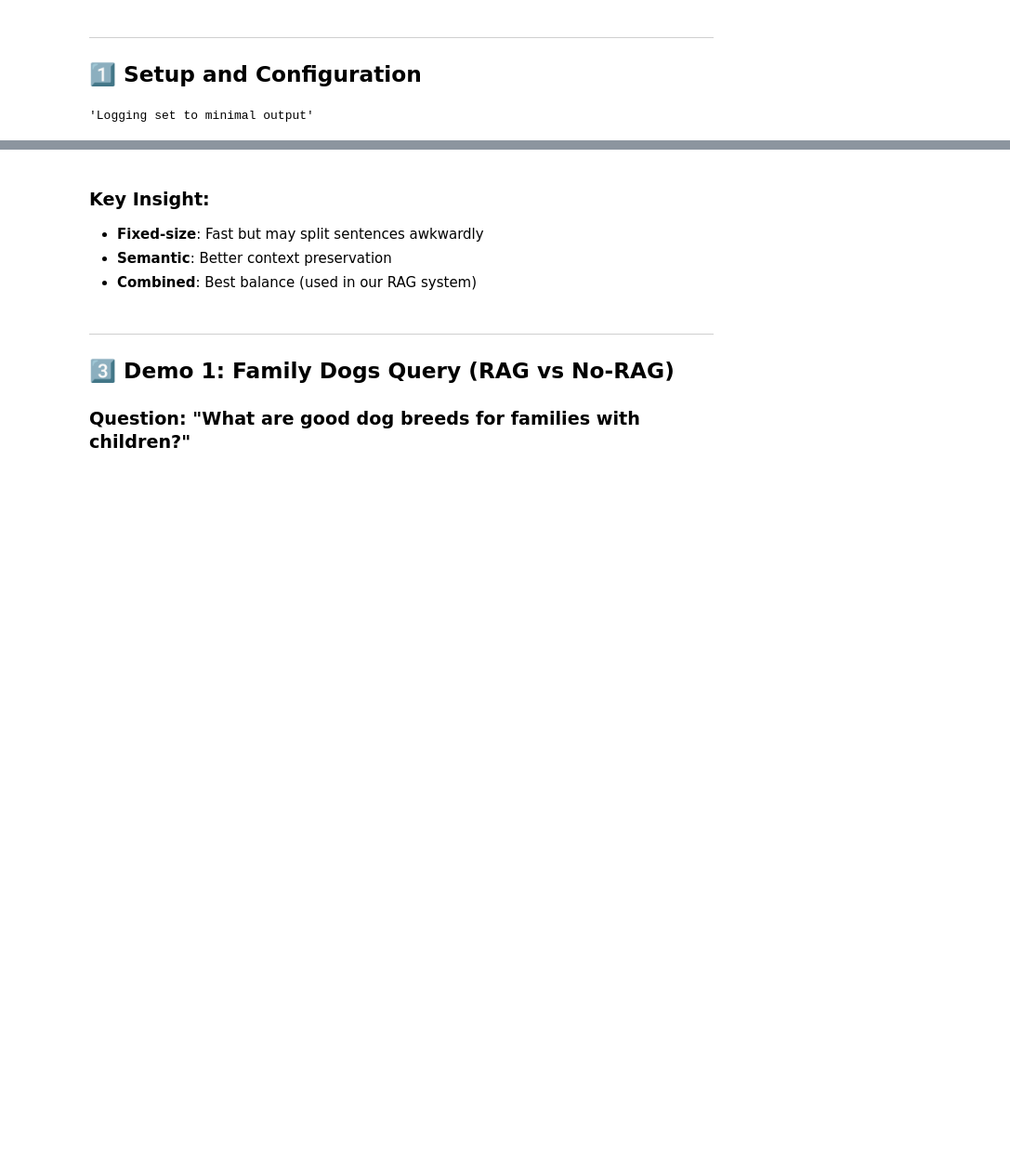
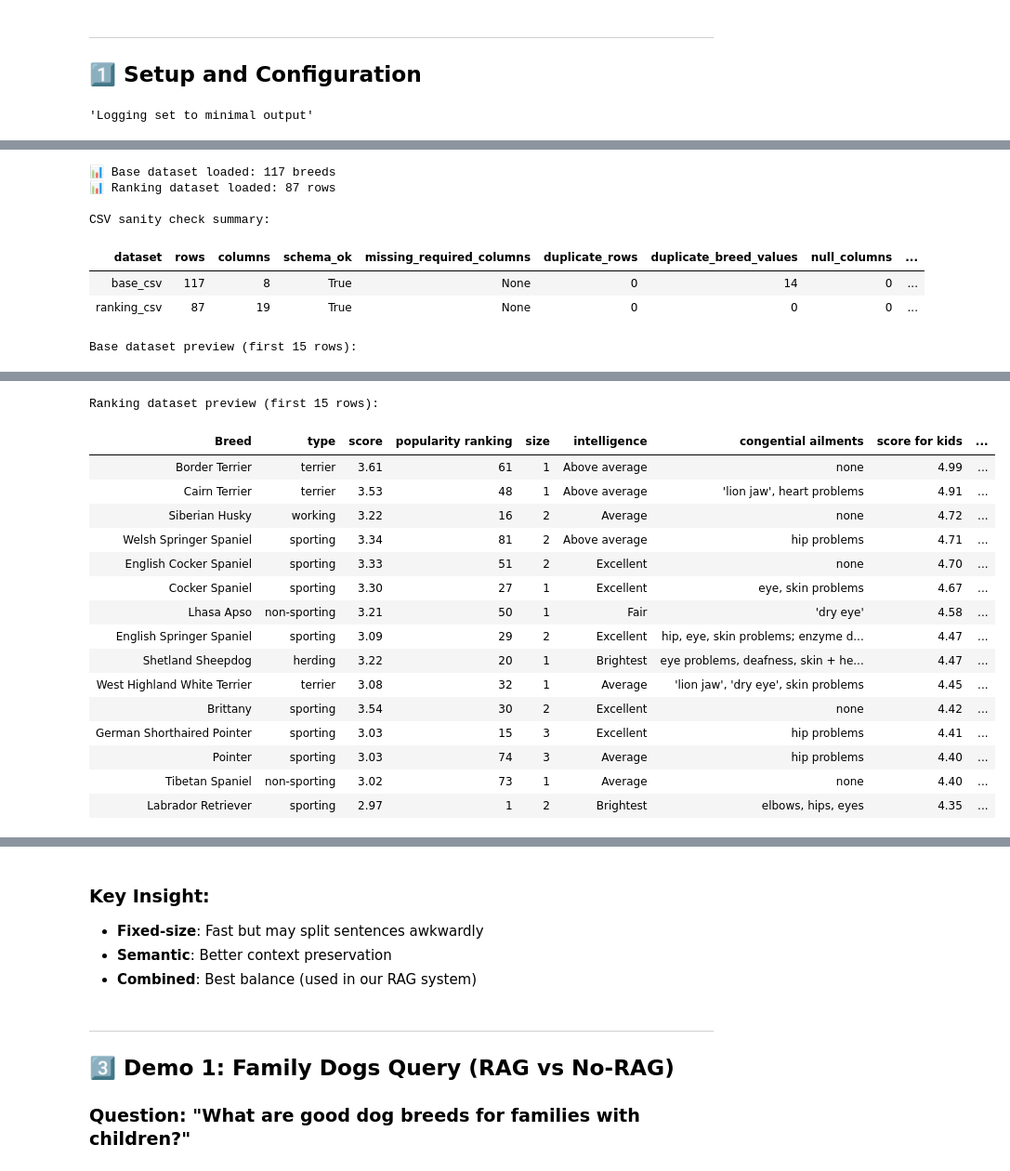
Before and after one commit to adrianamendez/Ai-architecture-rag-document-analyzer, a Jupyter notebook: rag_demo_notebook.ipynb, the cells around one changed output, grey strips where cells are left out. Shown at 93% size. Drawn from its saved outputs; the diff is of its cells as text; code cells hidden in the pictures; blank space fills up the shorter version.

```diff
--- a/rag_demo_notebook.ipynb
+++ b/rag_demo_notebook.ipynb
@@ -127,0 +203,54 @@ Sample breed data:
+# %%
+# Load datasets + run sanity checks
+from IPython.display import HTML, display
+
+# Wider display settings for notebook previews
+pd.set_option('display.max_columns', None)
+pd.set_option('display.max_colwidth', None)
+pd.set_option('display.width', 400)
+
+base_csv_path = DATA_DIR / "documents" / "dog_breeds.csv"
+ranking_csv_path = DATA_DIR / "documents" / "dogs-ranking-dataset.csv"
+
+df = pd.read_csv(base_csv_path)
+ranking_df = pd.read_csv(ranking_csv_path)
+
+print(f"📊 Base dataset loaded: {len(df)} breeds")
+print(f"📊 Ranking dataset loaded: {len(ranking_df)} rows")
+
+validation = validate_base_and_ranking(df, ranking_df)
+validation_summary = pd.DataFrame([
+    {
+        'dataset': name,
+        'rows': info['rows'],
+        'columns': len(info['columns']),
+        'schema_ok': info['is_valid_schema'],
+        'missing_required_columns': ', '.join(info['missing_required_columns']) or 'None',
+        'duplicate_rows': info['duplicate_rows'],
+        'duplicate_breed_values': info['duplicate_breed_values'],
+        'null_columns': len(info['null_counts']),
+        'formula_risk_columns': len(info['formula_risk_cells']),
+    }
+    for name, info in validation.items()
+])
+
+def show_wide_table(df_view, title):
+    print(f"\n{title}")
+    html = df_view.to_html(index=False)
+    html = html.replace('<table border="1" class="dataframe">', '<table style="table-layout:auto; width:2200px; font-size:12px;">')
+    html = html.replace('<th>', '<th style="padding:8px 10px; white-space:nowrap; border:1px solid #ddd; background:#f8f9fa;">')
+    html = html.replace('<td>', '<td style="padding:8px 10px; white-space:normal; vertical-align:top; border:1px solid #ddd;">')
+    display(HTML(f'<div style="width:100%; overflow-x:auto;">{html}</div>'))
+
+show_wide_table(validation_summary, "CSV sanity check summary:")
+show_wide_table(df.head(15), "Base dataset preview (first 15 rows):")
+show_wide_table(ranking_df.head(15), "Ranking dataset preview (first 15 rows):")
+# %% [output]
+📊 Base dataset loaded: 117 breeds
+📊 Ranking dataset loaded: 87 rows
+
+CSV sanity check summary:
+| dataset | rows | columns | schema_ok | missing_required_columns | duplicate_rows | duplicate_breed_values | null_columns | ... |
+| base_csv | 117 | 8 | True | None | 0 | 14 | 0 | ... |
+| ranking_csv | 87 | 19 | True | None | 0 | 0 | 0 | ... |
+Base dataset preview (first 15 rows):
@@ -128,3 +273,20 @@ Sample breed data:
+Ranking dataset preview (first 15 rows):
+| Breed | type | score | popularity ranking | size | intelligence | congential ailments | score for kids | ... |
+| Border Terrier | terrier | 3.61 | 61 | 1 | Above average | none | 4.99 | ... |
+| Cairn Terrier | terrier | 3.53 | 48 | 1 | Above average | 'lion jaw', heart problems | 4.91 | ... |
+| Siberian Husky | working | 3.22 | 16 | 2 | Average | none | 4.72 | ... |
+| Welsh Springer Spaniel | sporting | 3.34 | 81 | 2 | Above average | hip problems | 4.71 | ... |
+| English Cocker Spaniel | sporting | 3.33 | 51 | 2 | Excellent | none | 4.70 | ... |
+| Cocker Spaniel | sporting | 3.30 | 27 | 1 | Excellent | eye, skin problems | 4.67 | ... |
+| Lhasa Apso | non-sporting | 3.21 | 50 | 1 | Fair | 'dry eye' | 4.58 | ... |
+| English Springer Spaniel | sporting | 3.09 | 29 | 2 | Excellent | hip, eye, skin problems; enzyme d... | 4.47 | ... |
+| Shetland Sheepdog | herding | 3.22 | 20 | 1 | Brightest | eye problems, deafness, skin + he... | 4.47 | ... |
+| West Highland White Terrier | terrier | 3.08 | 32 | 1 | Average | 'lion jaw', 'dry eye', skin problems | 4.45 | ... |
+| Brittany | sporting | 3.54 | 30 | 2 | Excellent | none | 4.42 | ... |
+| German Shorthaired Pointer | sporting | 3.03 | 15 | 3 | Excellent | hip problems | 4.41 | ... |
+| Pointer | sporting | 3.03 | 74 | 3 | Average | hip problems | 4.40 | ... |
+| Tibetan Spaniel | non-sporting | 3.02 | 73 | 1 | Average | none | 4.40 | ... |
+| Labrador Retriever | sporting | 2.97 | 1 | 2 | Brightest | elbows, hips, eyes | 4.35 | ... |
 # %%
 # Compare chunking strategies using real processor output
 sample_breed = "Golden Retriever"
```
Also changed, not shown: parts of 32 cells of this notebook, 5 other files.
